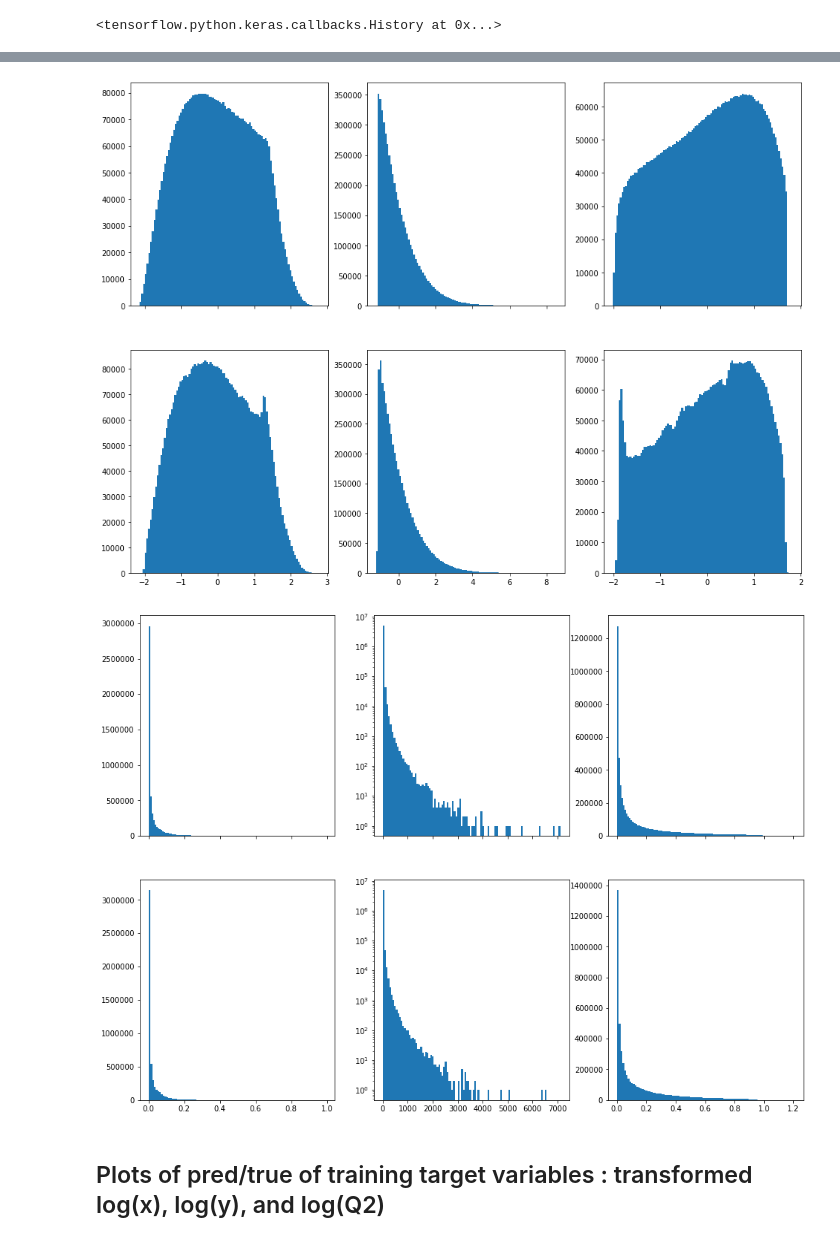
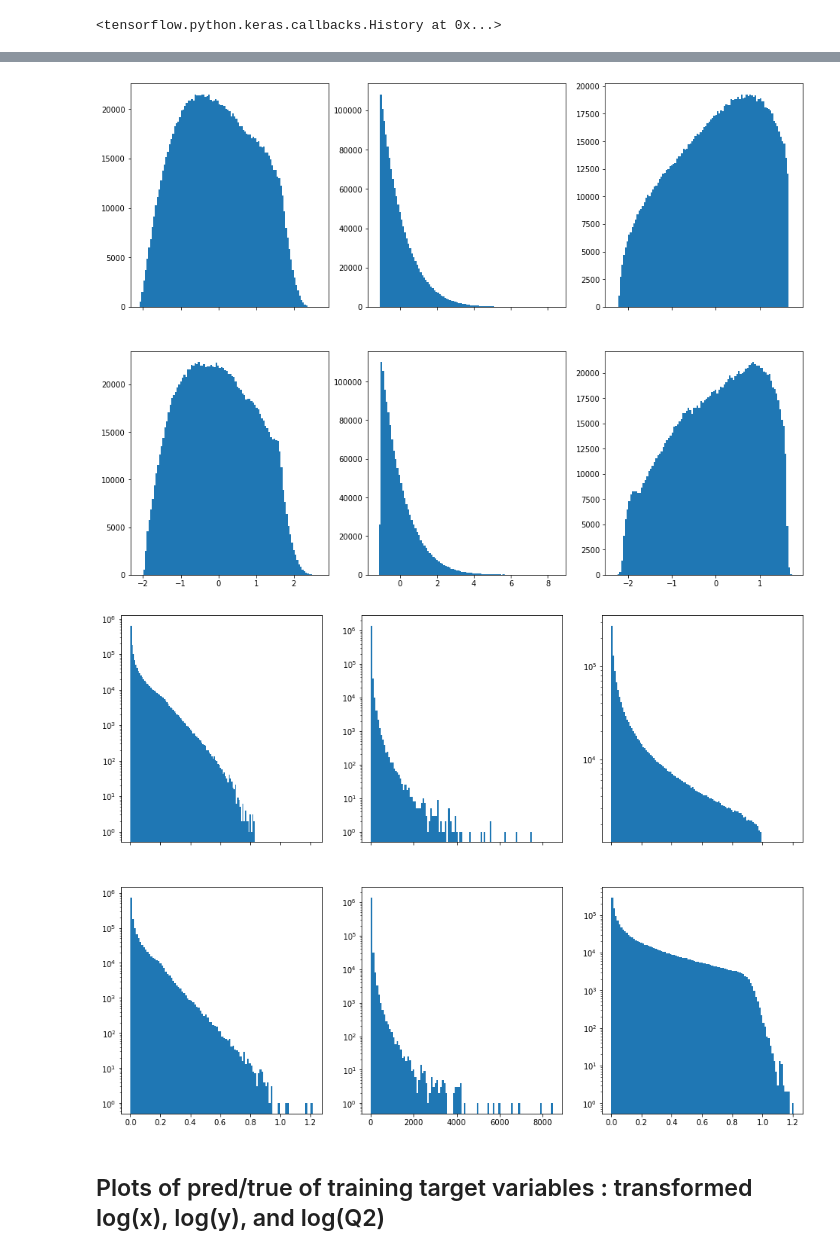
Before and after one commit to owen234/DIS-reco, a Jupyter notebook: NN_athena_rapgap_rec_inputs_train_3D_lowQ2_v1.ipynb, the cells around one changed output, grey strips where cells are left out. Saved outputs shown, nothing was run; the diff lists cells and outputs as text; code cells hidden in the pictures.

```diff
--- a/NN_athena_rapgap_rec_inputs_train_3D_lowQ2_v1.ipynb
+++ b/NN_athena_rapgap_rec_inputs_train_3D_lowQ2_v1.ipynb
@@ -154,7 +154,7 @@ pandas_df.eval( 'gen_log_Q2 = log(from_tlv_gen_Q2)', inplace=True )
 # %%
 pandas_df = pandas_df.query('obs_event_Empz > 32 and obs_event_Empz < 40')
 
-pandas_df = pandas_df.query('from_tlv_gen_Q2 > 2')
+pandas_df = pandas_df.query('from_tlv_gen_Q2 > 7')
 # %%
 pandas_df.hist( figsize=(20,20), bins=100, column=['from_tlv_gen_x','from_tlv_gen_y','from_tlv_gen_Q2',
                                   'gen_log_x','gen_log_y','gen_log_Q2','obs_event_Empz'])
@@ -465,28 +465,33 @@ ax[1][2].hist(mypreds[:,2], bins=100)
 
 plt.show()
 # %% [output]
-[figure, old version]
+[figure, new version]
 # %%
 fig,ax = plt.subplots(2,3,figsize=(16,12), sharex='col' )
 
 
 
 ax[0][0].hist(true_vals[:,0], bins=100)
 ax[0][1].hist(true_vals[:,1], bins=100)
 ax[0][2].hist(true_vals[:,2], bins=100)
 
 ax[1][0].hist(pred_vals[:,0], bins=100)
 ax[1][1].hist(pred_vals[:,1], bins=100)
 ax[1][2].hist(pred_vals[:,2], bins=100)
 
 
+ax[0][0].set_yscale('log')
 ax[0][1].set_yscale('log')
+ax[0][2].set_yscale('log')
+
+ax[1][0].set_yscale('log')
 ax[1][1].set_yscale('log')
+ax[1][2].set_yscale('log')
 
 
 plt.show()
 # %% [output]
-[figure, old version]
+[figure, new version]
 # %% [markdown]
 ## Plots of pred/true of training target variables : transformed log(x), log(y), and log(Q2)
 # %%
```
Also changed, not shown: parts of 27 cells of this notebook, 7 other files.
